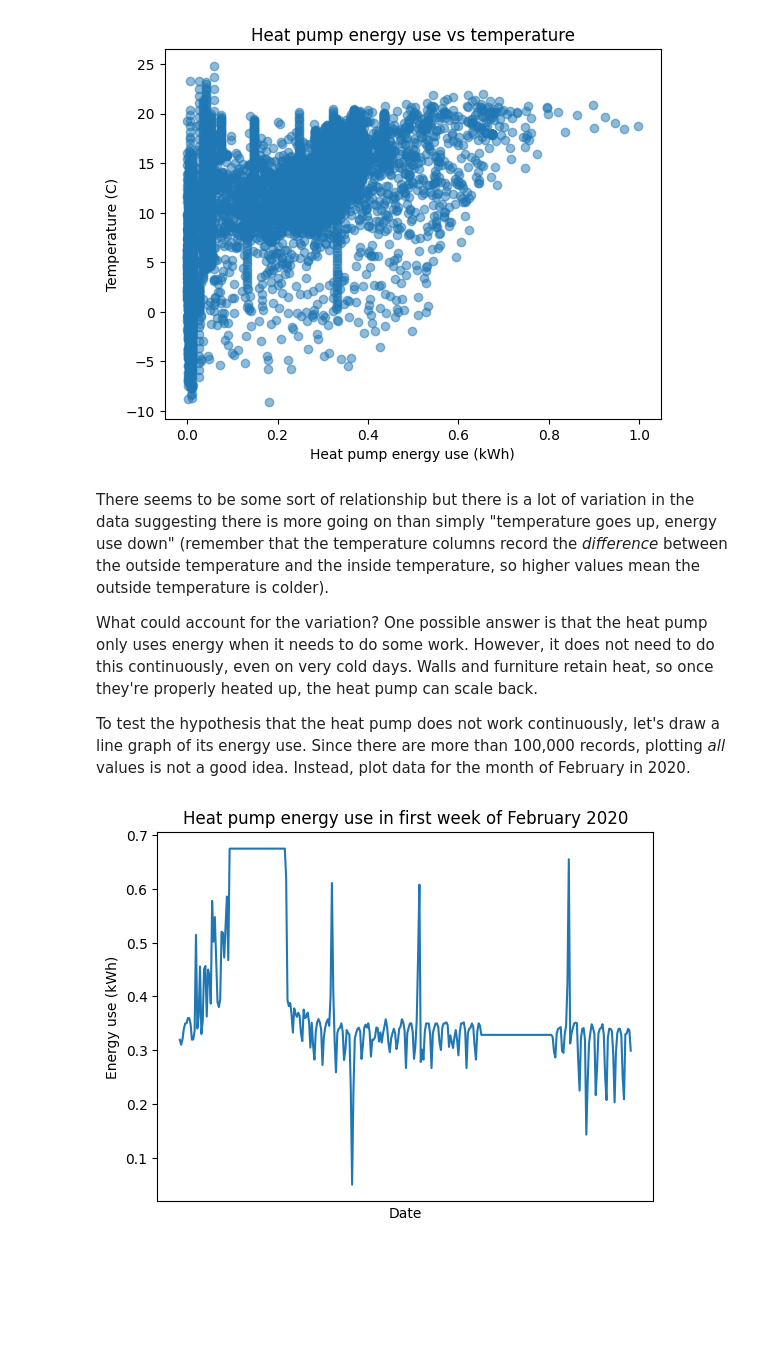
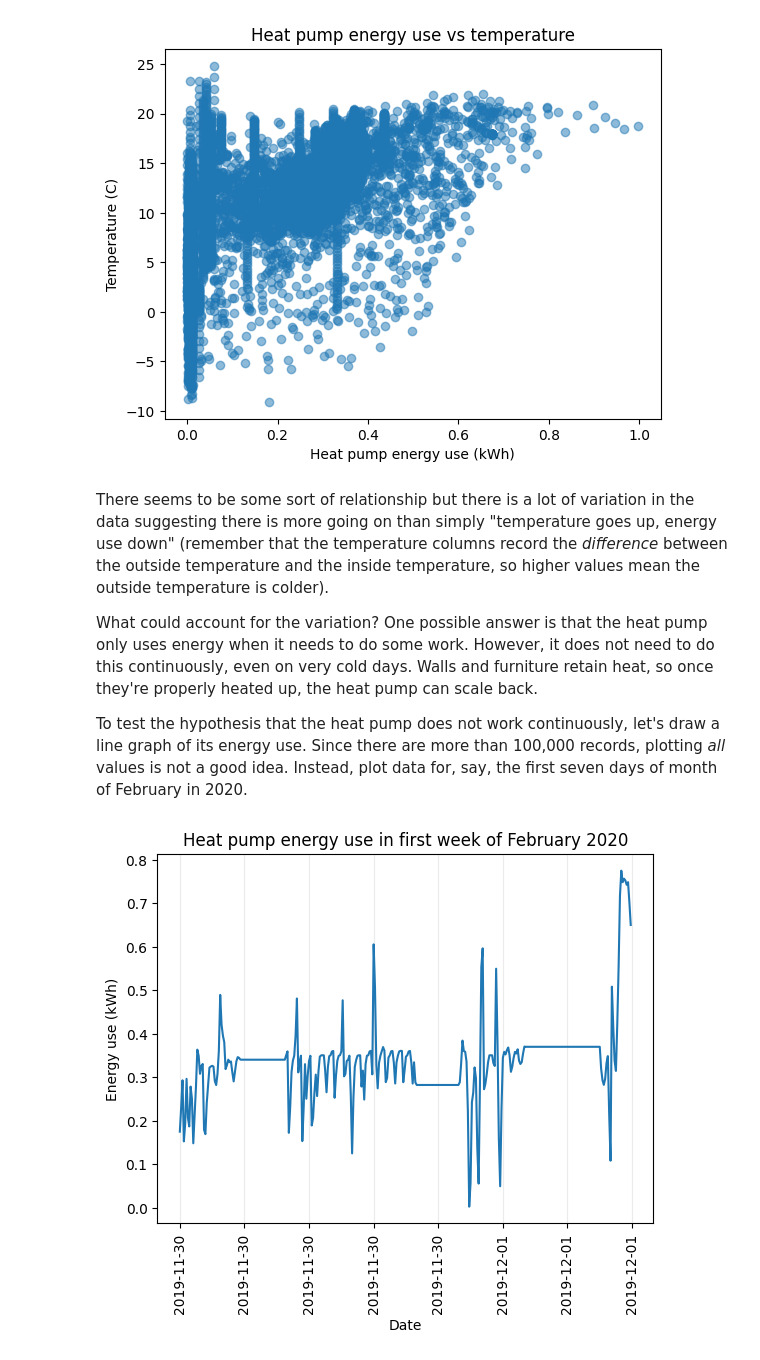
Before and after one commit to AIM-MADS-DATEXP/workshop-distributions-correlations, a Jupyter notebook: notebooks/distributions_correlations.ipynb, the cells around one changed output. Cells and saved outputs as stored; diff of their text form; code cells hidden in the pictures; blank space fills up the shorter version.

```diff
--- a/notebooks/distributions_correlations.ipynb
+++ b/notebooks/distributions_correlations.ipynb
@@ -188,23 +195,54 @@ There seems to be some sort of relationship but there is a lot of variation in t
 
 What could account for the variation? One possible answer is that the heat pump only uses energy when it needs to do some work. However, it does not need to do this continuously, even on very cold days. Walls and furniture retain heat, so once they're properly heated up, the heat pump can scale back.
 
-To test the hypothesis that the heat pump does not work continuously, let's draw a line graph of its energy use. Since there are more than 100,000 records, plotting *all* values is not a good idea. Instead, plot data for the month of February in 2020.
+To test the hypothesis that the heat pump does not work continuously, let's draw a line graph of its energy use. Since there are more than 100,000 records, plotting *all* values is not a good idea. Instead, plot data for, say, the first seven days of month of February in 2020.
 # %%
 # The data set does not contain day numbers (only week day numbers).
 # We need to convert the "Timestamp" column to a proper timestamp datatype
 # so we can extract the day of the month from it.
 dfhp['ts_fixed'] = pd.to_datetime(dfhp['timestamp'])
 dfhp['day_month'] = dfhp['ts_fixed'].dt.day
+# To make nicer x axis labels, create a column containing the date only, as a string.
+dfhp['date_string'] = dfhp['year'].astype('str') + '-' + dfhp['month'].astype('str').str.zfill(2)  + '-' + dfhp['day_month'].astype('str').str.zfill(2)
 
-dfhp_feb_wk1 = dfhp.loc[(dfhp['year'] == 2020) & (dfhp['month'] == 1) & (dfhp['day_month'] <= 7)]
+
+# Which year to show?
+year = 2020
+# Which month to show?
+month = 2
+# How many days to show?
+num_days = 7
+
+# Looking at the CSV data, we know there are data points recorded every 30 minutes.
+# Use this knowledge to set the number of data points per day. We need this to create a readable x axis.
+num_ticks_day = 48 # 24 * 2 data points per hour.
+
+dfhp_feb_wk1 = dfhp.loc[(dfhp['year'] == year) & (dfhp['month'] == month) & (dfhp['day_month'] <= num_days)]
 fig, ax = plt.subplots()
 plt.plot(dfhp_feb_wk1['timestamp'], dfhp_feb_wk1['E_warmtepomp'])
 ax.set_title("Heat pump energy use in first week of February 2020")
 ax.set_ylabel("Energy use (kWh)")
 ax.set_xlabel("Date")
-# ax.set_xticklabels([])
-ax.set_xticks([])
+
+# Make the x axis readable.
+import matplotlib.ticker as ticker
+# Use the nicely formatted date for the labels. Doing it this way
+# causes a warning. This is ugly, so supress it. Notice we only supress
+# warnings temporarily
+import warnings
+warnings.filterwarnings("ignore")
+ax.set_xticklabels(dfhp['date_string']) # Use the nicely formatted date for the labels.
+warnings.filterwarnings("default") # Stop hiding warnings
+# We *do*, however, want to hide Pandas' future warnings (see above.)
+warnings.simplefilter(action='ignore', category=FutureWarning)
+
+ax.xaxis.set_major_locator(ticker.MultipleLocator(base=num_ticks_day))
+ax.tick_params(axis = 'x', labelrotation = 90)
+
+# Normally we do not want to see a grid because it's distracting.
+# In this case, marking off individual days is actually helpful, so show them.
+plt.grid(visible = True, which = 'major', axis = 'x', alpha = 0.25)
+
 plt.show()
-# dfhp_feb_wk1
 # %% [output]
-[figure, old version]
+[figure, new version]
```
Also changed, not shown: parts of 19 cells of this notebook, 1 other file.
